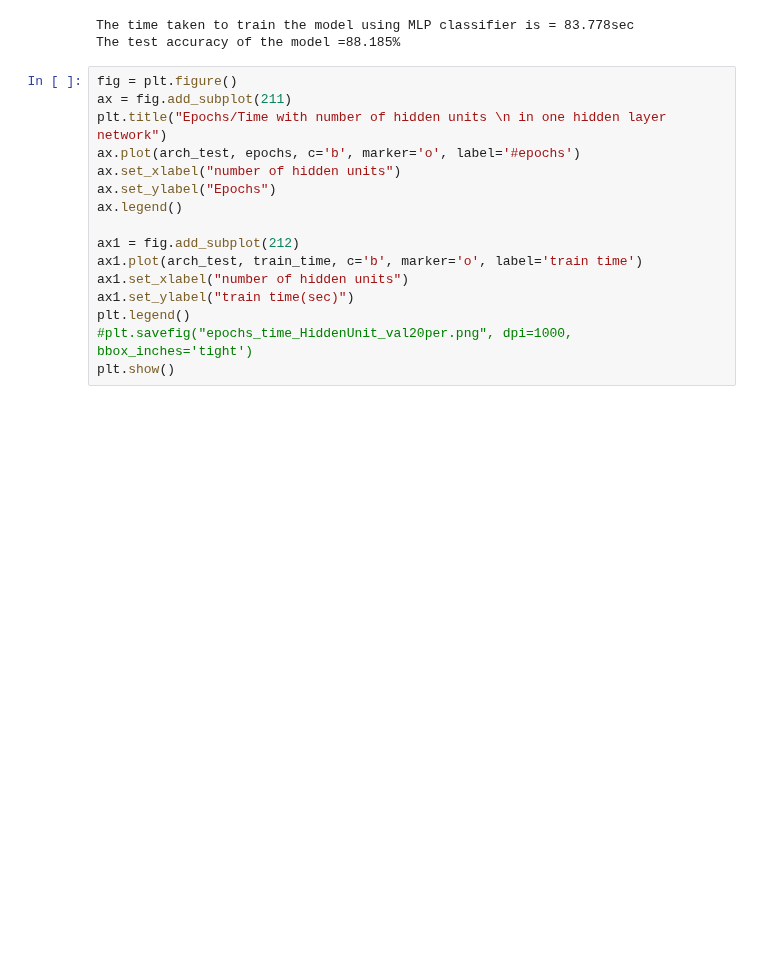
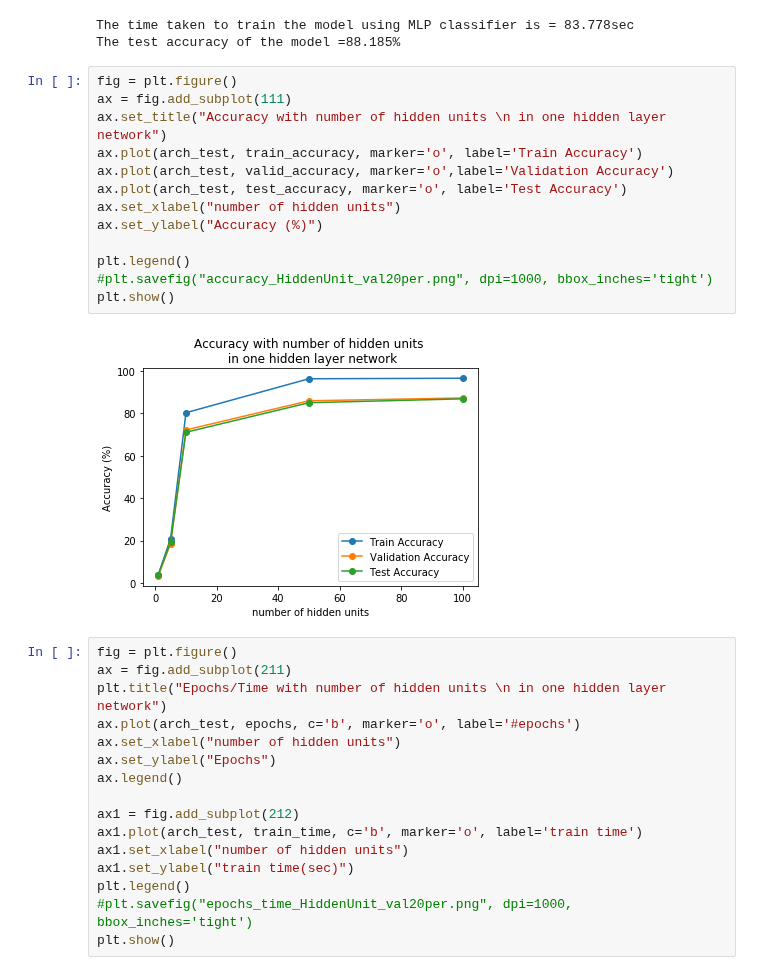
Before and after one commit to agarwal-ayushi/Machine-Learning-Assignments, a Jupyter notebook: Assignment3/partB/ques1-mlp.ipynb, the cells around one changed output. Drawn from its saved outputs; the diff is of its cells as text; blank space fills up the shorter version.

```diff
--- a/Assignment3/partB/ques1-mlp.ipynb
+++ b/Assignment3/partB/ques1-mlp.ipynb
@@ -94,6 +94,21 @@ print("The test accuracy of the model ={:2.3f}%".format(clf.score(X_test, test_a
 # %% [output]
 The time taken to train the model using MLP classifier is = 83.778sec
 The test accuracy of the model =88.185%
+# %%
+fig = plt.figure()
+ax = fig.add_subplot(111)
+ax.set_title("Accuracy with number of hidden units \n in one hidden layer network")
+ax.plot(arch_test, train_accuracy, marker='o', label='Train Accuracy')
+ax.plot(arch_test, valid_accuracy, marker='o',label='Validation Accuracy')
+ax.plot(arch_test, test_accuracy, marker='o', label='Test Accuracy')
+ax.set_xlabel("number of hidden units")
+ax.set_ylabel("Accuracy (%)")
+
+plt.legend()
+#plt.savefig("accuracy_HiddenUnit_val20per.png", dpi=1000, bbox_inches='tight')
+plt.show()
+# %% [output]
+[figure, added]
 # %%
 fig = plt.figure()
 ax = fig.add_subplot(211)
```
Also changed, not shown: parts of 5 cells of this notebook, 2 other files.
